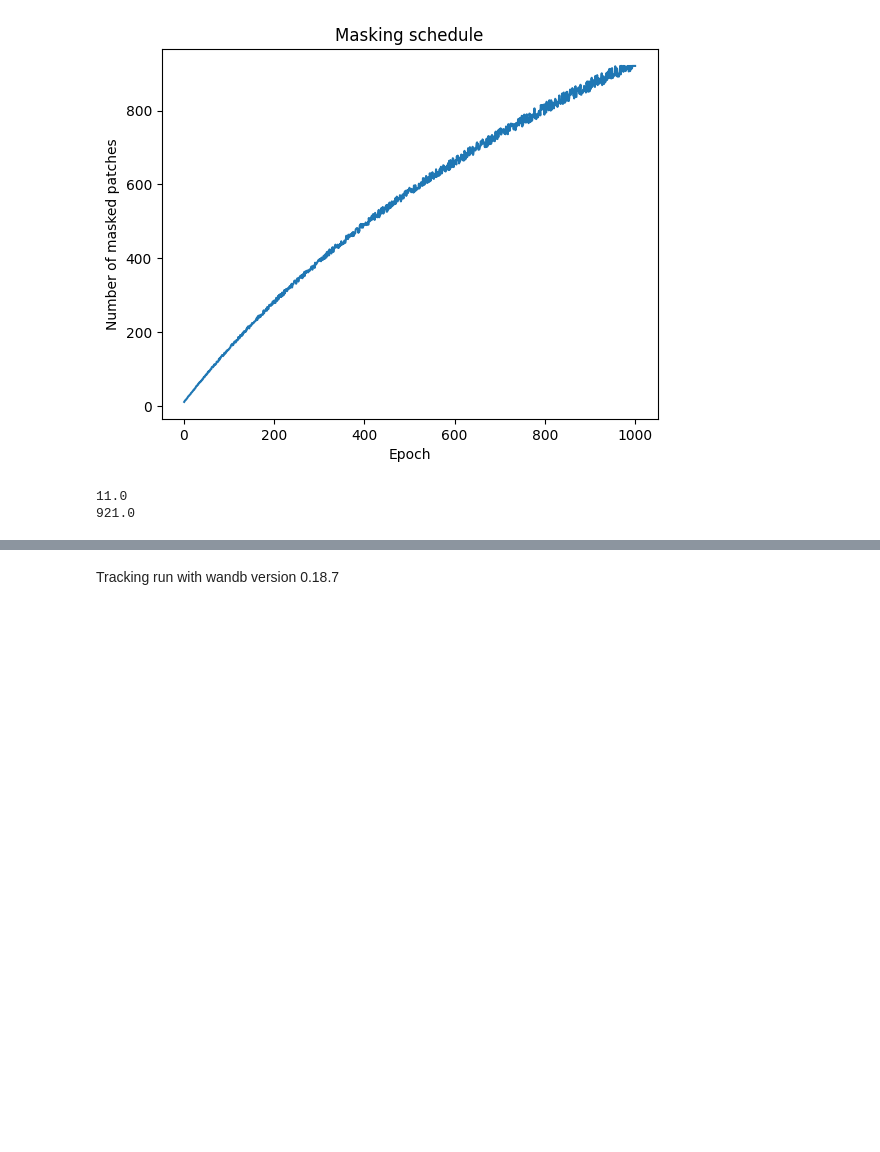
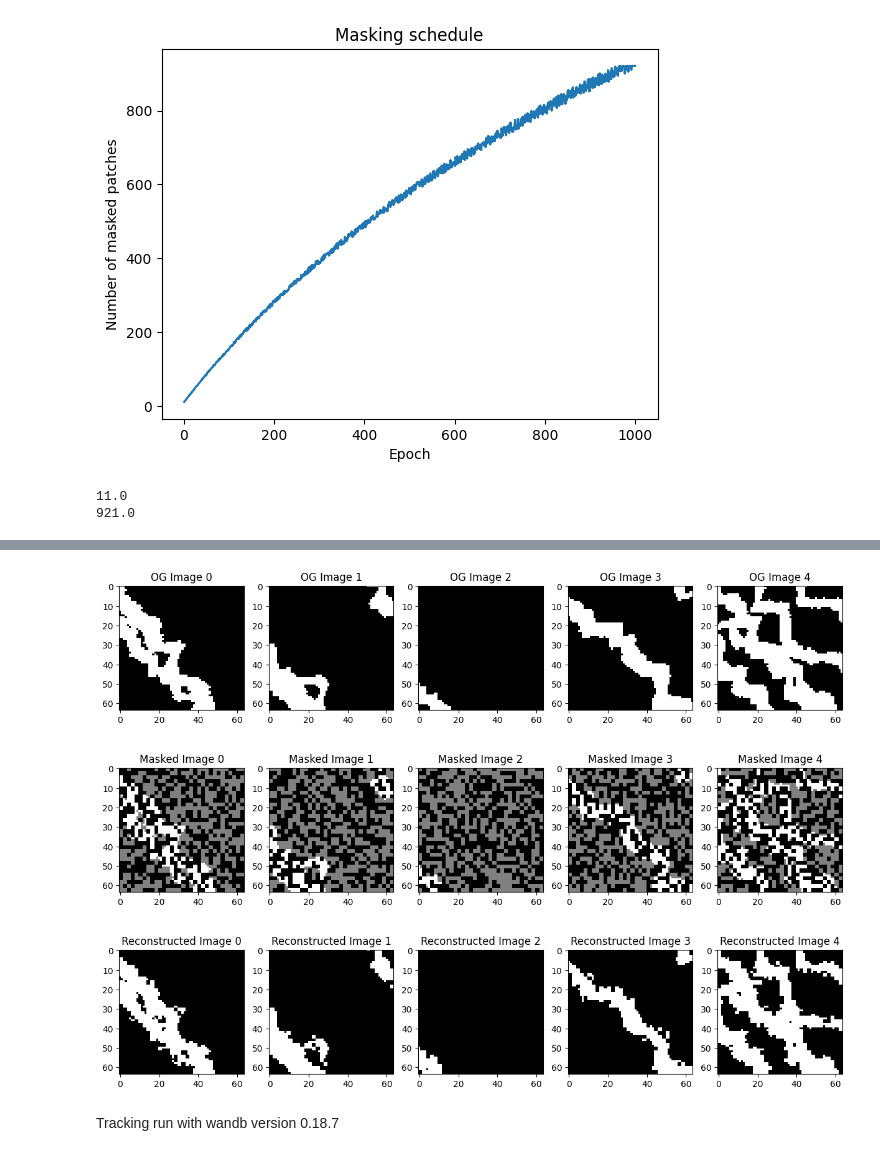
Before and after one commit to OscarOvanger/GeoDecepticon, a Jupyter notebook: training_notebook.ipynb, the cells around one changed output, grey strips where cells are left out. Saved outputs shown, nothing was run; the diff lists cells and outputs as text; code cells hidden in the pictures; blank space fills up the shorter version.

```diff
--- a/training_notebook.ipynb
+++ b/training_notebook.ipynb
@@ -135,7 +136,7 @@ max_patches = 32 * 32
 dropout = 0.2
 learning_rate = 3e-4
 num_epochs = 1000
-hidden_dim = 64
+hidden_dim = 32
 
 # Dataset and DataLoader
 dataset = BinaryImageDataset(training_images)  # Assumes training_images is already loaded
@@ -184,3 +187,80 @@ print(y[-1])
+# %%
+PointSSIM_loss = PointSSIMLoss()
+CE_loss = nn.CrossEntropyLoss()
+# Load the latest epoch of the vision transformer
+checkpoint_path = "vision_transformer_sample.pth"
+checkpoint = torch.load(checkpoint_path)
+model.load_state_dict(checkpoint["model_state_dict"])
+model.eval()
+# Take a test image and mask randomly 50% of cells
+batch_test = test_images[:5]
+fig, ax = plt.subplots(1, 5, figsize=(15, 3))
+for i in range(5):
+  ax[i].imshow(batch_test[i],cmap="gray")
+  ax[i].set_title("OG Image " + str(i))
+plt.show()
+
+batch_test = test_images[:5]
+# Preprocess images
+patch_indices = torch.stack([preprocess_image(img) for img in batch_test]).long() #(btach_size,max_patches)
+masked_patches = patch_indices.clone() #(btach_size,max_patches)
+
+current_num_mask = 512
+batch_size = 5
+# Generate random indices for masking
+random_indices = torch.rand(batch_size, max_patches).argsort(dim=1)[:, :current_num_mask]
+# Create the mask tensor
+mask = torch.zeros((batch_size, max_patches), dtype=torch.bool)
+mask.scatter_(1, random_indices, True)
+
+#Mask
+masked_patches[mask] = num_tokens - 1  # Replace masked patches with the mask token
+
+# Prepare masked image for visualization
+visualized_masked_patches = masked_patches.cpu().clone()
+visualized_masked_patches[visualized_masked_patches == num_tokens - 1] = -1
+masked_images = []
+for i in range(batch_size):
+  masked_images.append(reconstruct_image_from_patches(visualized_masked_patches[i]))
+
+fig, ax = plt.subplots(1, 5, figsize=(15, 3))
+for i in range(5):
+  ax[i].imshow(masked_images[i],cmap="gray")
+  ax[i].set_title("Masked Image " + str(i))
+plt.show()
+
+# Initialize predicted_indices with original patch indices
+predicted_indices = patch_indices.cpu().clone()
+
+# Forward pass
+logits = model(masked_patches.to(device)) # (batch_size,max_patches,num_tokens - 1)
+# Isolate the masked patches
+# Get the indices of True values
+indices = mask.nonzero(as_tuple=True)  # Returns indices where mask is True
+# Extract logits at masked positions while maintaining row-wise structure
+masked_logits = logits[indices[0], indices[1]]  # Extracts all True-index logits
+masked_logits = masked_logits.view(batch_size, current_num_mask, -1)  # (batch_size, current_num_mask, num_tokens-1)
+
+# Predict only the masked indices
+masked_predictions = torch.argmax(masked_logits, dim=-1).cpu()  # Shape: [batch_size, current_num_mask]
+reconstructed_images = []
+for i in range(batch_size):
+  predicted_indices[i][mask[i]] = masked_predictions[i]
+  reconstructed_images.append(reconstruct_image_from_patches(predicted_indices[i]))
+
+fig, ax = plt.subplots(1, 5, figsize=(15, 3))
+for i in range(5):
+  ax[i].imshow(reconstructed_images[i],cmap="gray")
+  ax[i].set_title("Reconstructed Image " + str(i))
+plt.show()
+
+# Now we do PointSSIM on both OG and Reconstructed images
+anchors_test = []
+anchor_points = PointSSIM_loss.custom_anchors(batch_test[0],batch_test[0].shape[0],True)
+# %% [output]
+[figure, added]
+[figure, added]
+[figure, added]
 # %%
 import wandb
 wandb.login()
```
Also changed, not shown: parts of 4 cells of this notebook.
